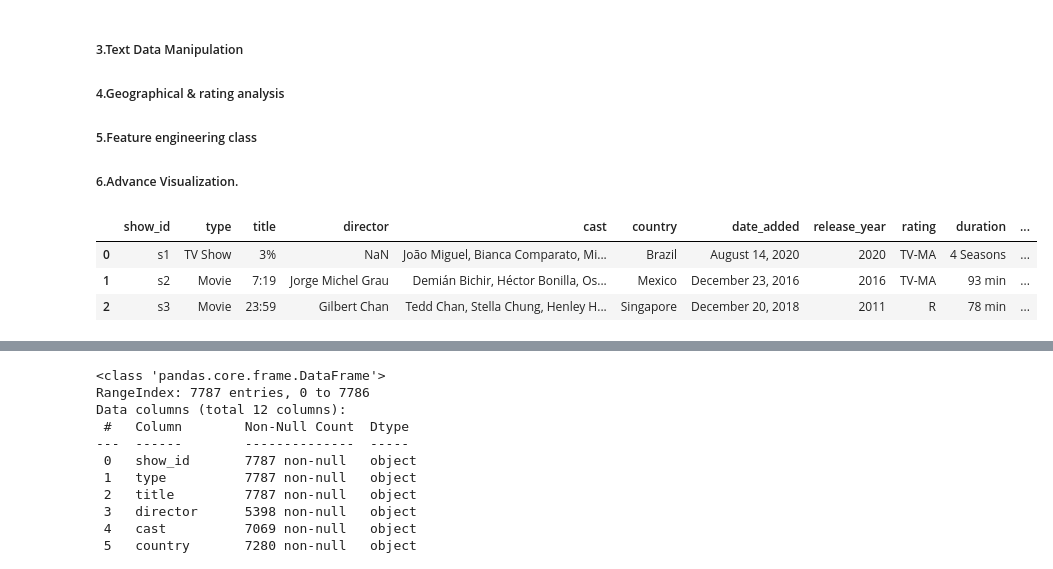
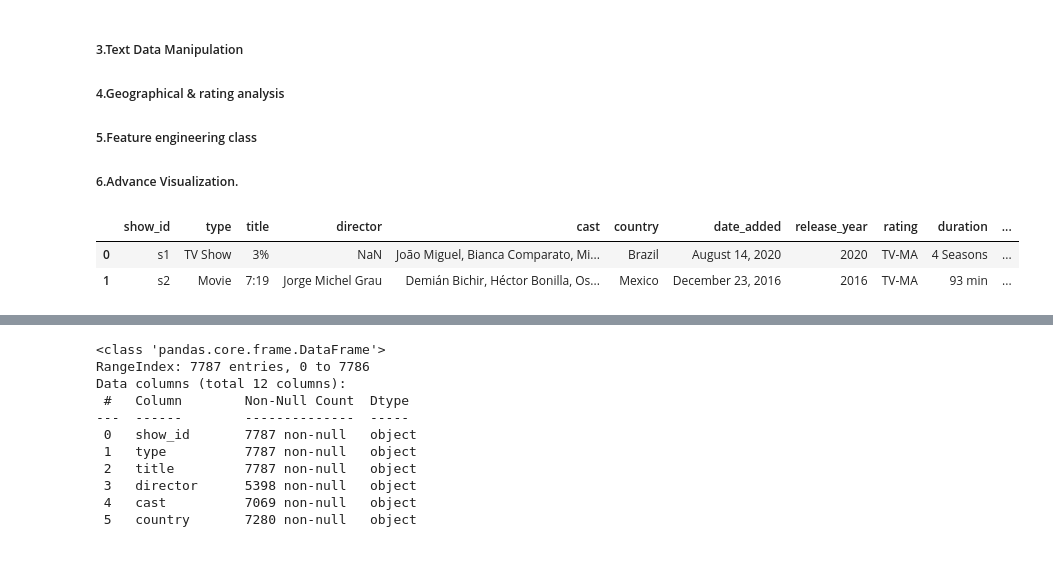
Before and after one commit to Py-Ninad/21Days_21Projects, a Jupyter notebook: Project_2 Netflix Content Strategy.ipynb, the cells around one changed output, grey strips where cells are left out. Cells and saved outputs as stored; diff of their text form; code cells hidden in the pictures.

```diff
--- a/Project_2 Netflix Content Strategy.ipynb
+++ b/Project_2 Netflix Content Strategy.ipynb
@@ -20,12 +20,11 @@ sns.set_style('darkgrid')
 # Reading the dataset into csv
 df = pd.read_csv(r"Datasets/Netflix_Titles Dataset/netflix_titles.csv")
 # %%
-df.head(3)
+df.head(2)
 # %% [output]
 |  | show_id | type | title | director | cast | country | date_added | release_year | rating | duration | ... |
 | 0 | s1 | TV Show | 3% | NaN | João Miguel, Bianca Comparato, Mi... | Brazil | August 14, 2020 | 2020 | TV-MA | 4 Seasons | ... |
 | 1 | s2 | Movie | 7:19 | Jorge Michel Grau | Demián Bichir, Héctor Bonilla, Os... | Mexico | December 23, 2016 | 2016 | TV-MA | 93 min | ... |
-| 2 | s3 | Movie | 23:59 | Gilbert Chan | Tedd Chan, Stella Chung, Henley H... | Singapore | December 20, 2018 | 2011 | R | 78 min | ... |
 # %%
 df.tail(3)
 # %% [output]
```
Also changed, not shown: parts of 5 cells of this notebook, 2 other files.
